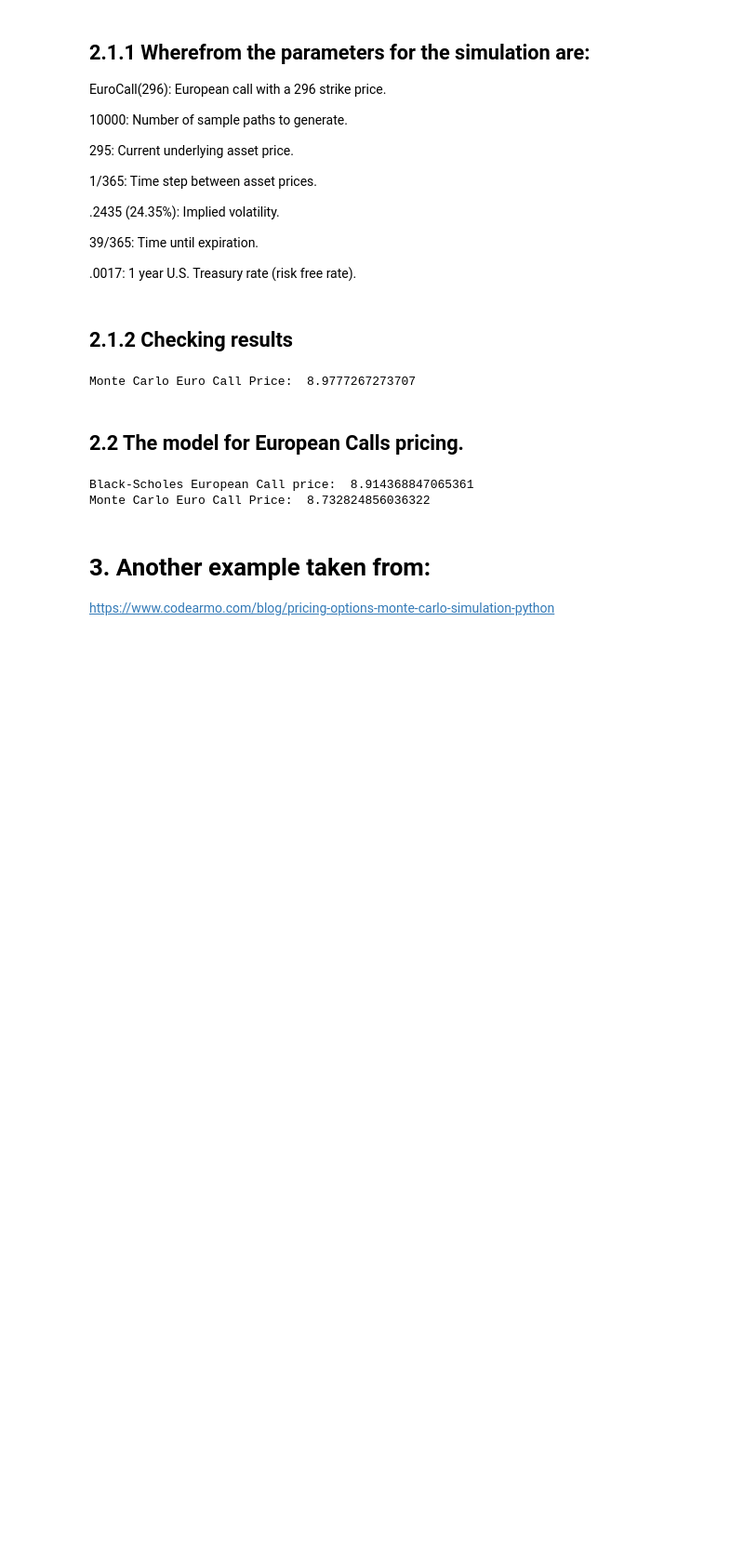
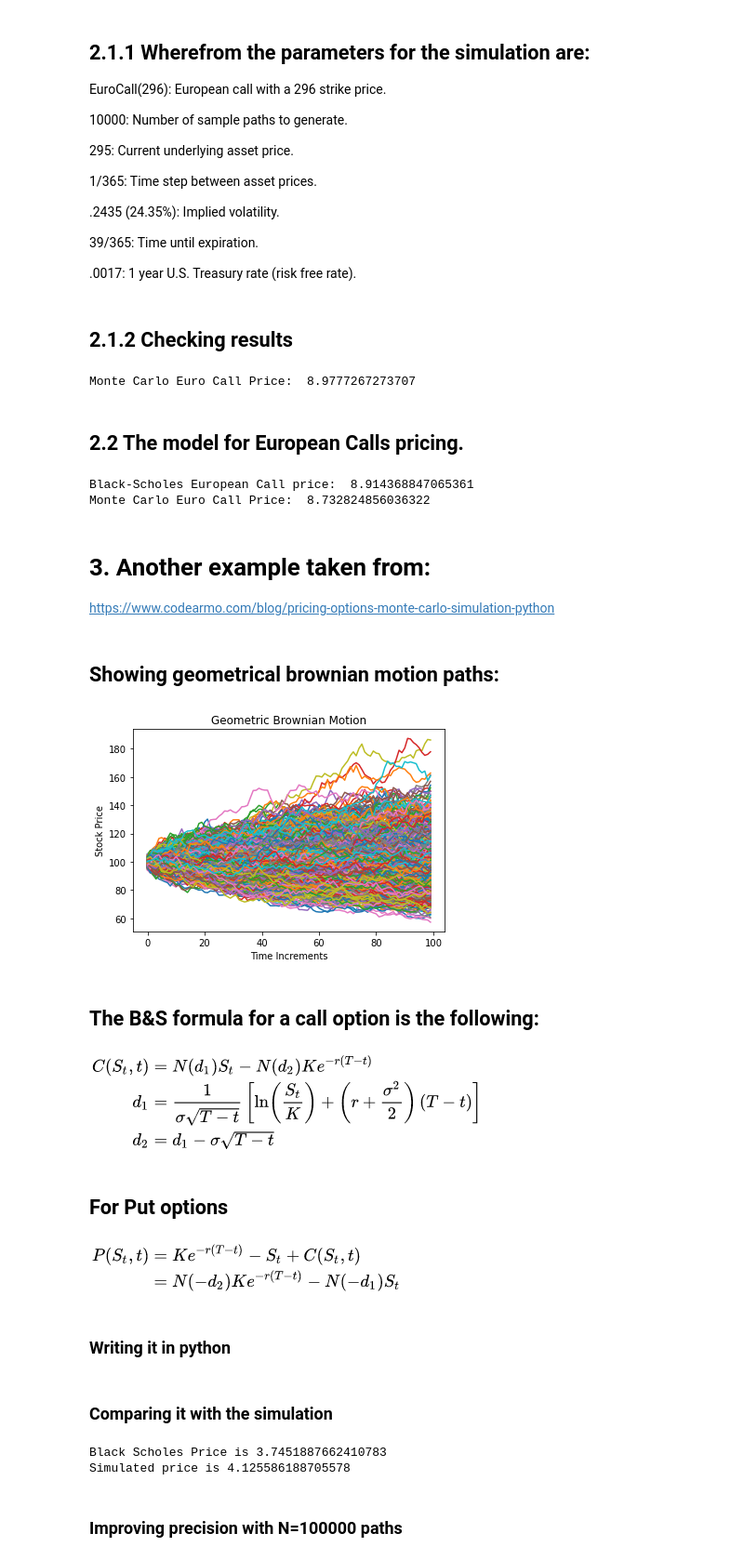
Before and after one commit to AleMax2/Excercising-options, a Jupyter notebook: BaseBlackScholes.ipynb, the cells around one changed output. Shown at 93% size. Saved outputs shown, nothing was run; the diff lists cells and outputs as text; code cells hidden in the pictures; blank space fills up the shorter version.

```diff
--- a/BaseBlackScholes.ipynb
+++ b/BaseBlackScholes.ipynb
@@ -191,6 +191,58 @@ print('Monte Carlo Euro Call Price: ', EuroCallSimulation(EuroCall(296), 100000,
 # %% [output]
 Black-Scholes European Call price:  8.914368847065361
 Monte Carlo Euro Call Price:  8.732824856036322
-# %% [markdown]
-# 3. Another example taken from:
-https://www.codearmo.com/blog/pricing-options-monte-carlo-simulation-python
+# %% [markdown]
+# 3. Another example taken from:
+https://www.codearmo.com/blog/pricing-options-monte-carlo-simulation-python
+# %% [markdown]
+## Showing geometrical brownian motion paths:
+# %%
+# To understand the formula check the link above, it's pratically at the beginning.
+def geo_paths(S, T, r, q, sigma, steps, N):
+    """
+    Inputs
+    #S = Current stock Price
+    #K = Strike Price
+    #T = Time to maturity 1 year = 1, 1 months = 1/12
+    #r = risk free interest rate
+    #q = dividend yield
+    # sigma = volatility
+
+    Output
+    # [steps,N] Matrix of asset paths
+    """
+    dt = T/steps
+    #S_{T} = ln(S_{0})+\int_{0}^T(\mu-\frac{\sigma^2}{2})dt+\int_{0}^T \sigma dW(t)
+    ST = np.log(S) +  np.cumsum(((r - q - sigma**2/2)*dt +\
+                              sigma*np.sqrt(dt) * \
+                              np.random.normal(size=(steps,N))),axis=0)
+
+    return np.exp(ST)
+
+S = 100 #stock price S_{0}
+K = 110 # strike
+T = 1/2 # time to maturity
+r = 0.05 # risk free risk in annual %
+q = 0.02 # annual dividend rate
+sigma = 0.25 # annual volatility in %
+steps = 100 # time steps
+N = 1000 # number of trials
+
+paths= geo_paths(S,T,r, q,sigma,steps,N)
+
+plt.plot(paths);
+plt.xlabel("Time Increments")
+plt.ylabel("Stock Price")
+plt.title("Geometric Brownian Motion");
+# %% [output]
+[figure, added]
+# %% [markdown]
+## The B&S formula for a call option is the following:
+# %% [markdown]
+![image.png](attachment:image.png)
+# %% [markdown]
+## For Put options
+# %% [markdown]
+![image.png](attachment:image.png)
+# %% [markdown]
+### Writing it in python
@@ -196,0 +268,15 @@ https://www.codearmo.com/blog/pricing-options-monte-carlo-simulation-python
+# %% [markdown]
+### Comparing it with the simulation
+# %%
+payoffs = np.maximum(paths[-1]-K, 0) # Computing payoffs
+option_price = np.mean(payoffs)*np.exp(-r*T) #discounting back to present value
+
+bs_price = black_scholes_call(S,K,T,r,q,sigma)
+
+print(f"Black Scholes Price is {bs_price}")
+print(f"Simulated price is {option_price}")
+# %% [output]
+Black Scholes Price is 3.7451887662410783
+Simulated price is 4.125586188705578
+# %% [markdown]
+### Improving precision with N=100000 paths
```
Also changed, not shown: parts of 5 cells of this notebook.
